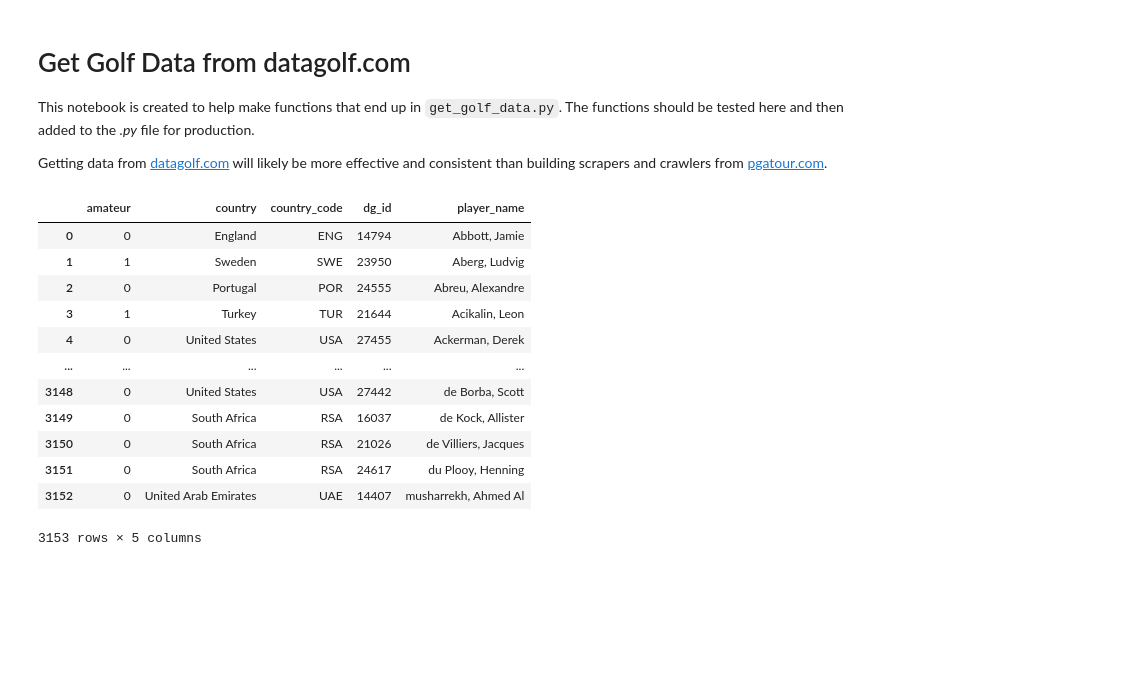
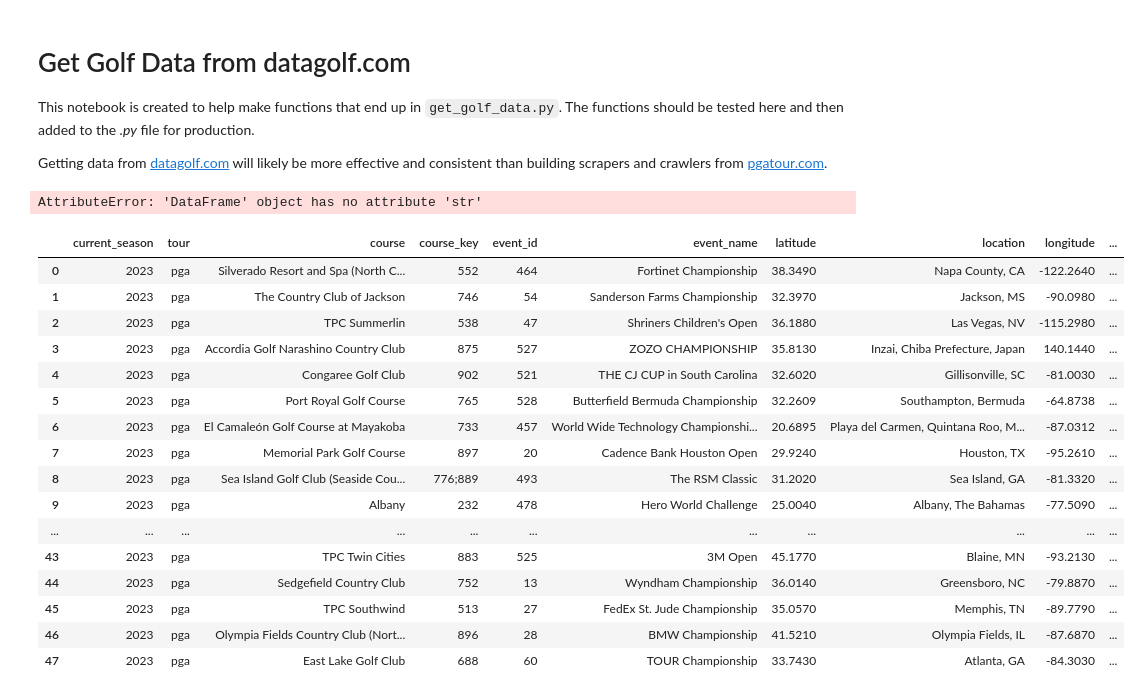
Before and after one commit to jbaviation/data-golf, a Jupyter notebook: get_data.ipynb, the cells around one changed output. Drawn from its saved outputs; the diff is of its cells as text; code cells hidden in the pictures; blank space fills up the shorter version.

Commit message:
Add tour schedule retrieval
The get_tour_schedules function is in place for retrieving schedules.

```diff
--- a/get_data.ipynb
+++ b/get_data.ipynb
@@ -15,20 +15,38 @@ _ = reload(pygolf)
 # %%
 dg = pygolf.datagolf()
 
-pl = dg.get_player_list()
+test = dg.get_tour_schedules()
-# %%
-pl
-# %% [output]
-|  | amateur | country | country_code | dg_id | player_name |
-| 0 | 0 | England | ENG | 14794 | Abbott, Jamie |
-| 1 | 1 | Sweden | SWE | 23950 | Aberg, Ludvig |
-| 2 | 0 | Portugal | POR | 24555 | Abreu, Alexandre |
-| 3 | 1 | Turkey | TUR | 21644 | Acikalin, Leon |
-| 4 | 0 | United States | USA | 27455 | Ackerman, Derek |
-| ... | ... | ... | ... | ... | ... |
-| 3148 | 0 | United States | USA | 27442 | de Borba, Scott |
-| 3149 | 0 | South Africa | RSA | 16037 | de Kock, Allister |
-| 3150 | 0 | South Africa | RSA | 21026 | de Villiers, Jacques |
-| 3151 | 0 | South Africa | RSA | 24617 | du Plooy, Henning |
-| 3152 | 0 | United Arab Emirates | UAE | 14407 | musharrekh, Ahmed Al |
-3153 rows × 5 columns
+# %%
+df = test.copy()
+
+df['city'] = df['location'].str.extract(r'^([^,]*)')
+df['us_state'] = df['location'].str.extract(r'([A-Z]{2})')
+df['other_state'] = df['location'].str.extract(r'^[^,]*,([^,]*),')
+df['country'] = df['location'].str.extract(r'([^,]*)$')
+
+for col in ['city', 'us_state', 'other_state', 'country']:
+    df[col] = df[col].str.strip()
+
+df['country'] = np.where(df['us_state']==df['country'], 'United States', df['country'])
+# %% [output]
+AttributeError: 'DataFrame' object has no attribute 'str'
+# %%
+df
+# %% [output]
+|  | current_season | tour | course | course_key | event_id | event_name | latitude | location | longitude | ... |
+| 0 | 2023 | pga | Silverado Resort and Spa (North C... | 552 | 464 | Fortinet Championship | 38.3490 | Napa County, CA | -122.2640 | ... |
+| 1 | 2023 | pga | The Country Club of Jackson | 746 | 54 | Sanderson Farms Championship | 32.3970 | Jackson, MS | -90.0980 | ... |
+| 2 | 2023 | pga | TPC Summerlin | 538 | 47 | Shriners Children's Open | 36.1880 | Las Vegas, NV | -115.2980 | ... |
+| 3 | 2023 | pga | Accordia Golf Narashino Country Club | 875 | 527 | ZOZO CHAMPIONSHIP | 35.8130 | Inzai, Chiba Prefecture, Japan | 140.1440 | ... |
+| 4 | 2023 | pga | Congaree Golf Club | 902 | 521 | THE CJ CUP in South Carolina | 32.6020 | Gillisonville, SC | -81.0030 | ... |
+| 5 | 2023 | pga | Port Royal Golf Course | 765 | 528 | Butterfield Bermuda Championship | 32.2609 | Southampton, Bermuda | -64.8738 | ... |
+| 6 | 2023 | pga | El Camaleón Golf Course at Mayakoba | 733 | 457 | World Wide Technology Championshi... | 20.6895 | Playa del Carmen, Quintana Roo, M... | -87.0312 | ... |
+| 7 | 2023 | pga | Memorial Park Golf Course | 897 | 20 | Cadence Bank Houston Open | 29.9240 | Houston, TX | -95.2610 | ... |
+| 8 | 2023 | pga | Sea Island Golf Club (Seaside Cou... | 776;889 | 493 | The RSM Classic | 31.2020 | Sea Island, GA | -81.3320 | ... |
+| 9 | 2023 | pga | Albany | 232 | 478 | Hero World Challenge | 25.0040 | Albany, The Bahamas | -77.5090 | ... |
+| ... | ... | ... | ... | ... | ... | ... | ... | ... | ... | ... |
+| 43 | 2023 | pga | TPC Twin Cities | 883 | 525 | 3M Open | 45.1770 | Blaine, MN | -93.2130 | ... |
+| 44 | 2023 | pga | Sedgefield Country Club | 752 | 13 | Wyndham Championship | 36.0140 | Greensboro, NC | -79.8870 | ... |
+| 45 | 2023 | pga | TPC Southwind | 513 | 27 | FedEx St. Jude Championship | 35.0570 | Memphis, TN | -89.7790 | ... |
+| 46 | 2023 | pga | Olympia Fields Country Club (Nort... | 896 | 28 | BMW Championship | 41.5210 | Olympia Fields, IL | -87.6870 | ... |
+| 47 | 2023 | pga | East Lake Golf Club | 688 | 60 | TOUR Championship | 33.7430 | Atlanta, GA | -84.3030 | ... |
```
Also changed, not shown: 2 other files.
